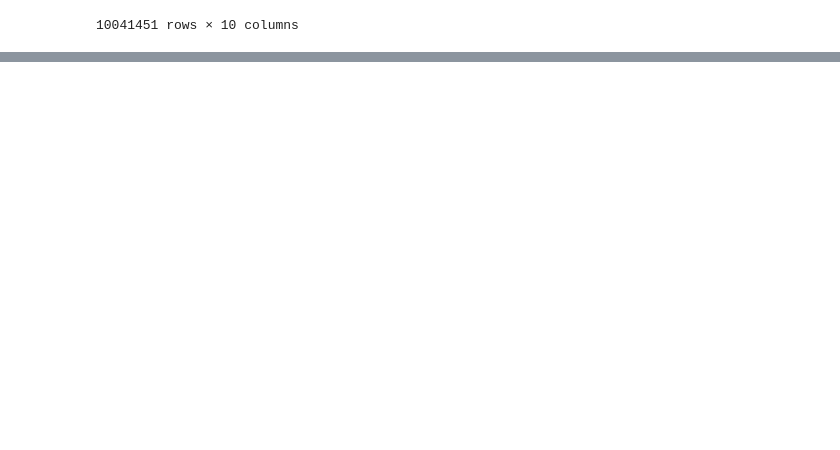
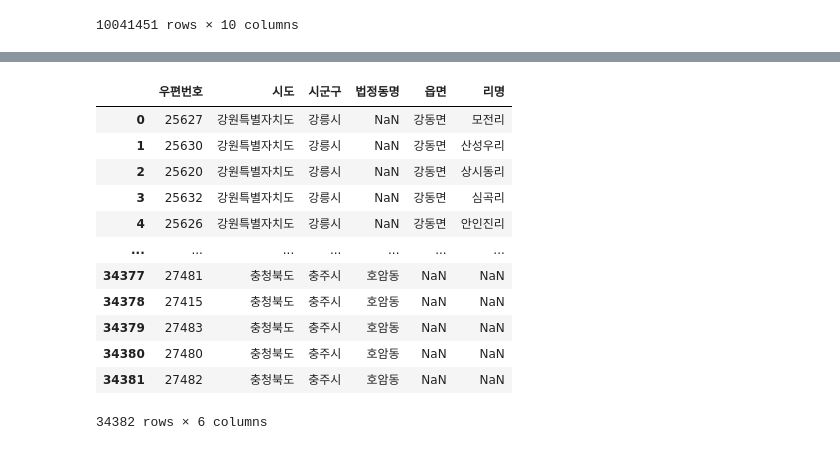
Before and after one commit to namolee/fintech_service, a Jupyter notebook: 대용량_파일처리.ipynb, the cells around one changed output, grey strips where cells are left out. Cells and saved outputs as stored; diff of their text form; code cells hidden in the pictures; blank space fills up the shorter version.

Commit message:
mini_project

```diff
--- a/대용량_파일처리.ipynb
+++ b/대용량_파일처리.ipynb
@@ -894,0 +893,2 @@ test.to_csv('completion.csv', index=False)
+# %%
+address_path = glob("./mini_project/zipcode_DB/*.txt")
@@ -894,0 +917,6 @@ test.to_csv('completion.csv', index=False)
+# %%
+address_df = pd.DataFrame()
+for area in address_path:
+    temp = pd.read_csv(area, sep="|")
+    address_df = pd.concat([address_df, temp])
+address_df.head()
@@ -894,0 +959,3 @@ test.to_csv('completion.csv', index=False)
+# %%
+address_df = address_df[['우편번호', '시도','시군구','법정동명','읍면', '리명']]
+address_df.head()
@@ -894,0 +971,3 @@ test.to_csv('completion.csv', index=False)
+# %%
+address_df=address_df.drop_duplicates(subset=['우편번호'])
+address_df.head()
@@ -894,0 +981,16 @@ test.to_csv('completion.csv', index=False)
+# %%
+address_df.reset_index(drop=True)
+# %% [output]
+|  | 우편번호 | 시도 | 시군구 | 법정동명 | 읍면 | 리명 |
+| 0 | 25627 | 강원특별자치도 | 강릉시 | NaN | 강동면 | 모전리 |
+| 1 | 25630 | 강원특별자치도 | 강릉시 | NaN | 강동면 | 산성우리 |
+| 2 | 25620 | 강원특별자치도 | 강릉시 | NaN | 강동면 | 상시동리 |
+| 3 | 25632 | 강원특별자치도 | 강릉시 | NaN | 강동면 | 심곡리 |
+| 4 | 25626 | 강원특별자치도 | 강릉시 | NaN | 강동면 | 안인진리 |
+| ... | ... | ... | ... | ... | ... | ... |
+| 34377 | 27481 | 충청북도 | 충주시 | 호암동 | NaN | NaN |
+| 34378 | 27415 | 충청북도 | 충주시 | 호암동 | NaN | NaN |
+| 34379 | 27483 | 충청북도 | 충주시 | 호암동 | NaN | NaN |
+| 34380 | 27480 | 충청북도 | 충주시 | 호암동 | NaN | NaN |
+| 34381 | 27482 | 충청북도 | 충주시 | 호암동 | NaN | NaN |
+34382 rows × 6 columns
```
Also changed, not shown: parts of 24 cells of this notebook, 2 other files.
